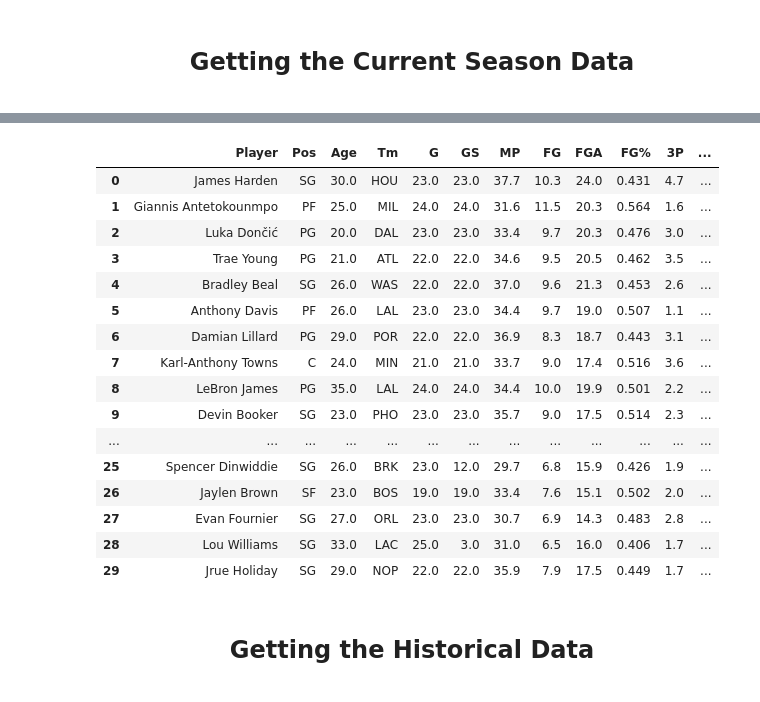
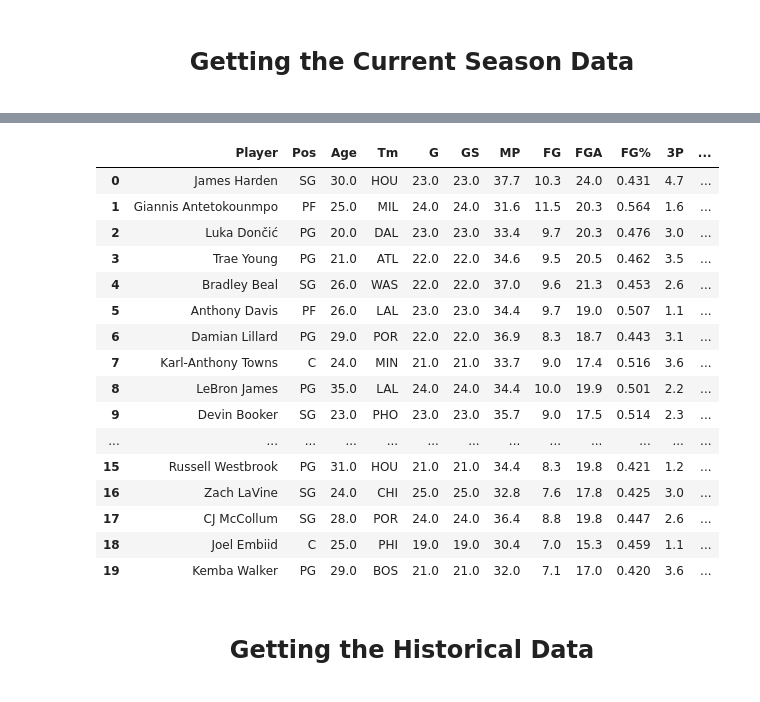
Before and after one commit to Ajnbro/nba320.github.io, a Jupyter notebook: Final Project Notebook.ipynb, the cells around one changed output, grey strips where cells are left out. Cells and saved outputs as stored; diff of their text form; code cells hidden in the pictures.

```diff
--- a/Final Project Notebook.ipynb
+++ b/Final Project Notebook.ipynb
@@ -568,39 +572,39 @@ clean_name_column(curr_stats)
 clean_name_column(curr_stats_advanced)
 
 curr_stats = curr_stats.drop(columns = ["Rk"])
 curr_stats_advanced = curr_stats_advanced.drop(columns = ["Rk"])
 
 # Merge the per game and advanced player statistics together. Drops any duplicate columns.
 curr_stats = curr_stats.merge(right = curr_stats_advanced, how = 'outer', on = "Player", suffixes = ('', '_repeat'))
 
 # Drop any repeated columns (they end in _repeat)
 curr_stats = curr_stats[curr_stats.columns.drop(list(curr_stats.filter(regex='_repeat')))]
 
 # Sort the dataframe by points
 curr_stats = curr_stats.sort_values(by="PTS", ascending = False)
 
 curr_stats = curr_stats.reset_index()
 curr_stats = curr_stats.drop(columns = ["index"])
 
-curr_stats.head(30)
+curr_stats.head(20)
 # %% [output]
 |  | Player | Pos | Age | Tm | G | GS | MP | FG | FGA | FG% | 3P | ... |
 | 0 | James Harden | SG | 30.0 | HOU | 23.0 | 23.0 | 37.7 | 10.3 | 24.0 | 0.431 | 4.7 | ... |
 | 1 | Giannis Antetokounmpo | PF | 25.0 | MIL | 24.0 | 24.0 | 31.6 | 11.5 | 20.3 | 0.564 | 1.6 | ... |
 | 2 | Luka Dončić | PG | 20.0 | DAL | 23.0 | 23.0 | 33.4 | 9.7 | 20.3 | 0.476 | 3.0 | ... |
 | 3 | Trae Young | PG | 21.0 | ATL | 22.0 | 22.0 | 34.6 | 9.5 | 20.5 | 0.462 | 3.5 | ... |
 | 4 | Bradley Beal | SG | 26.0 | WAS | 22.0 | 22.0 | 37.0 | 9.6 | 21.3 | 0.453 | 2.6 | ... |
 | 5 | Anthony Davis | PF | 26.0 | LAL | 23.0 | 23.0 | 34.4 | 9.7 | 19.0 | 0.507 | 1.1 | ... |
 | 6 | Damian Lillard | PG | 29.0 | POR | 22.0 | 22.0 | 36.9 | 8.3 | 18.7 | 0.443 | 3.1 | ... |
 | 7 | Karl-Anthony Towns | C | 24.0 | MIN | 21.0 | 21.0 | 33.7 | 9.0 | 17.4 | 0.516 | 3.6 | ... |
 | 8 | LeBron James | PG | 35.0 | LAL | 24.0 | 24.0 | 34.4 | 10.0 | 19.9 | 0.501 | 2.2 | ... |
 | 9 | Devin Booker | SG | 23.0 | PHO | 23.0 | 23.0 | 35.7 | 9.0 | 17.5 | 0.514 | 2.3 | ... |
 | ... | ... | ... | ... | ... | ... | ... | ... | ... | ... | ... | ... | ... |
-| 25 | Spencer Dinwiddie | SG | 26.0 | BRK | 23.0 | 12.0 | 29.7 | 6.8 | 15.9 | 0.426 | 1.9 | ... |
-| 26 | Jaylen Brown | SF | 23.0 | BOS | 19.0 | 19.0 | 33.4 | 7.6 | 15.1 | 0.502 | 2.0 | ... |
-| 27 | Evan Fournier | SG | 27.0 | ORL | 23.0 | 23.0 | 30.7 | 6.9 | 14.3 | 0.483 | 2.8 | ... |
-| 28 | Lou Williams | SG | 33.0 | LAC | 25.0 | 3.0 | 31.0 | 6.5 | 16.0 | 0.406 | 1.7 | ... |
-| 29 | Jrue Holiday | SG | 29.0 | NOP | 22.0 | 22.0 | 35.9 | 7.9 | 17.5 | 0.449 | 1.7 | ... |
+| 15 | Russell Westbrook | PG | 31.0 | HOU | 21.0 | 21.0 | 34.4 | 8.3 | 19.8 | 0.421 | 1.2 | ... |
+| 16 | Zach LaVine | SG | 24.0 | CHI | 25.0 | 25.0 | 32.8 | 7.6 | 17.8 | 0.425 | 3.0 | ... |
+| 17 | CJ McCollum | SG | 28.0 | POR | 24.0 | 24.0 | 36.4 | 8.8 | 19.8 | 0.447 | 2.6 | ... |
+| 18 | Joel Embiid | C | 25.0 | PHI | 19.0 | 19.0 | 30.4 | 7.0 | 15.3 | 0.459 | 1.1 | ... |
+| 19 | Kemba Walker | PG | 29.0 | BOS | 21.0 | 21.0 | 32.0 | 7.1 | 17.0 | 0.420 | 3.6 | ... |
 # %% [markdown]
 <center>
 <h1 style="font-size:24px">Getting the Historical Data</h1>
```
Also changed, not shown: parts of 26 cells of this notebook, 1 other file.
